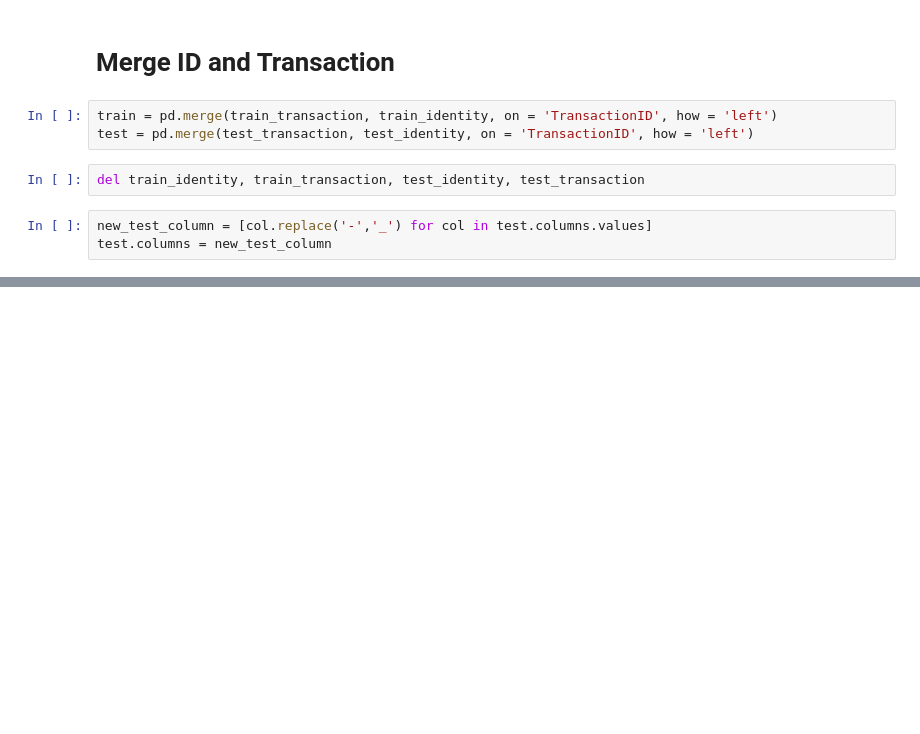
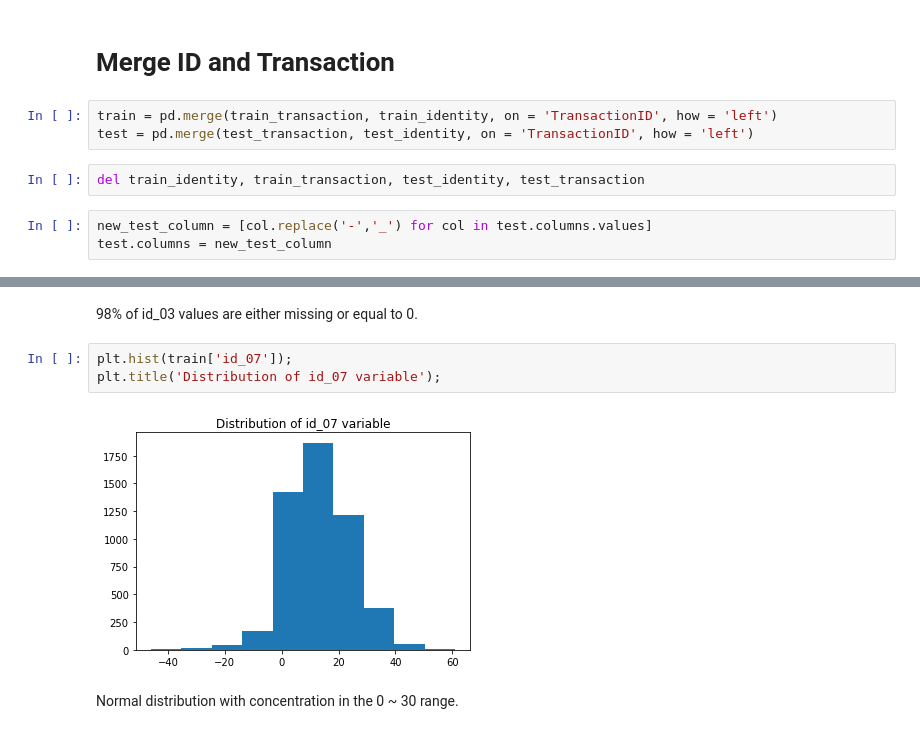
Before and after one commit to nishithewel/ID5059GroupProject, a Jupyter notebook: ID5059_ieee_fraud_detection.ipynb, the cells around one changed output, grey strips where cells are left out. Cells and saved outputs as stored; diff of their text form; blank space fills up the shorter version.

```diff
--- a/ID5059_ieee_fraud_detection.ipynb
+++ b/ID5059_ieee_fraud_detection.ipynb
@@ -85,0 +120,9 @@ test.columns = new_test_column
+# %% [markdown]
+98% of id_03 values are either missing or equal to 0.
+# %%
+plt.hist(train['id_07']);
+plt.title('Distribution of id_07 variable');
+# %% [output]
+[figure, added]
+# %% [markdown]
+Normal distribution with concentration in the 0 ~ 30 range.
```
Also changed, not shown: parts of 9 cells of this notebook.
